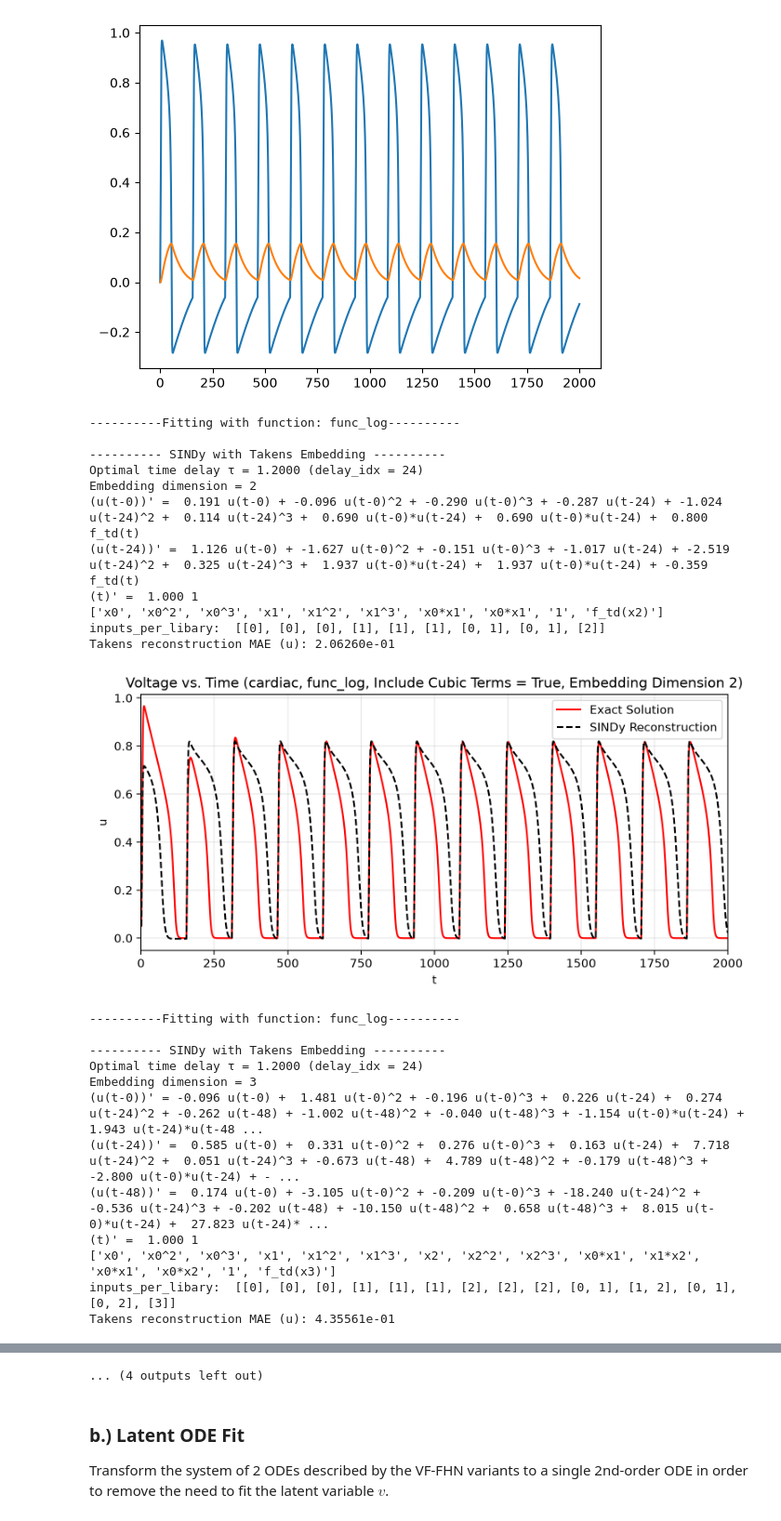
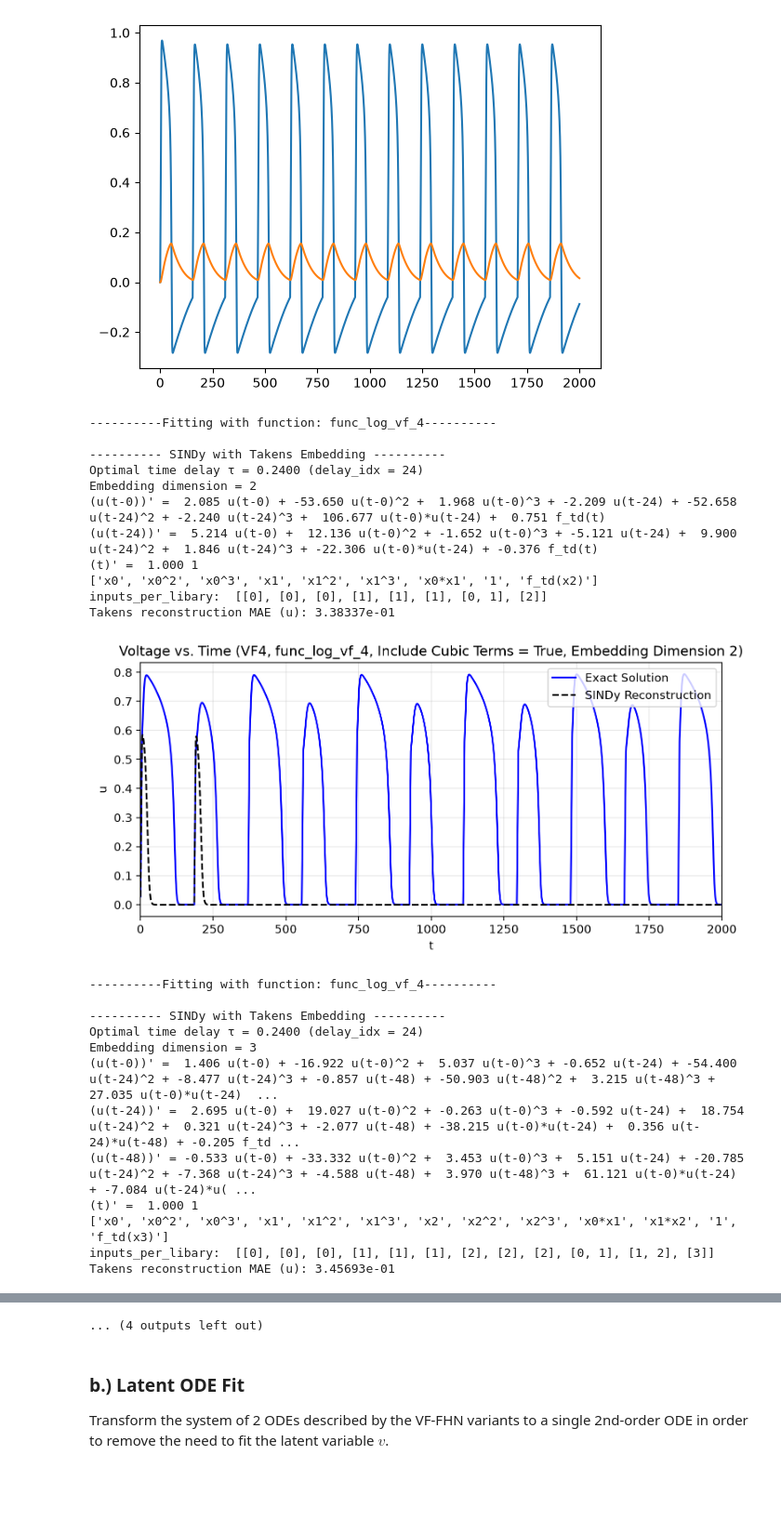
Before and after one commit to cswelch/SINDy-for-Cardiac-Electrophysiology, a Jupyter notebook: SINDy_non_autonomous_test.ipynb, the cells around one changed output, grey strips where cells are left out. Shown at 93% size. Saved outputs shown, nothing was run; the diff lists cells and outputs as text; code cells hidden in the pictures; blank space fills up the shorter version.

Commit message:
Ran Takens embedding from 2D to 9D on VF4.  Also fixed duplicate x0*x1 library term.

```diff
--- a/SINDy_non_autonomous_test.ipynb
+++ b/SINDy_non_autonomous_test.ipynb
@@ -751,45 +751,45 @@ plt.plot(t_fhn, states_fhn)
 # %%
 takens_td_models = []
 n_embed_range = range(2,10)
 
 # Test fit with fit_takens() method, which uses delay embeddings to reconstruct the dynamics, specifying the number of embedding
 # dimensions with n_embed.
 for i in n_embed_range:
-    print(f"----------Fitting with function: {func_log.__name__}----------")
+    print(f"----------Fitting with function: {func_log_vf_4.__name__}----------")
     cur_gen_library_tk = GenLibraryFit(
-                func_log,
-                func_log,
-                fhn_variant="cardiac",
-                ics=np.array([-0.1, 0]),
-                t_range=np.arange(0, 2000, 0.05),
-                color="red"
+                func_log_vf_4,
+                func_log_vf_4,
+                fhn_variant="VF4",
+                t_range=np.arange(0, 2000, 0.01),
+                ics=x_0_vf_4,
+                color="blue"
             )
     cur_gen_library_tk.fit_takens(is_cubic=True, n_embed=i)
     cur_gen_library_tk.reconstruct_and_plot_takens(end_time=2000)
 
     takens_td_models.append(cur_gen_library_tk)
 # %% [output]
-----------Fitting with function: func_log----------
+----------Fitting with function: func_log_vf_4----------
 
 ---------- SINDy with Takens Embedding ----------
-Optimal time delay τ = 1.2000 (delay_idx = 24)
+Optimal time delay τ = 0.2400 (delay_idx = 24)
 Embedding dimension = 2
-(u(t-0))' =  0.191 u(t-0) + -0.096 u(t-0)^2 + -0.290 u(t-0)^3 + -0.287 u(t-24) + -1.024 u(t-24)^2 +  0.114 u(t-24)^3 +  0.690 u(t-0)*u(t-24) +  0.690 u(t-0)*u(t-24) +  0.800 f_td(t)
-(u(t-24))' =  1.126 u(t-0) + -1.627 u(t-0)^2 + -0.151 u(t-0)^3 + -1.017 u(t-24) + -2.519 u(t-24)^2 +  0.325 u(t-24)^3 +  1.937 u(t-0)*u(t-24) +  1.937 u(t-0)*u(t-24) + -0.359 f_td(t)
+(u(t-0))' =  2.085 u(t-0) + -53.650 u(t-0)^2 +  1.968 u(t-0)^3 + -2.209 u(t-24) + -52.658 u(t-24)^2 + -2.240 u(t-24)^3 +  106.677 u(t-0)*u(t-24) +  0.751 f_td(t)
+(u(t-24))' =  5.214 u(t-0) +  12.136 u(t-0)^2 + -1.652 u(t-0)^3 + -5.121 u(t-24) +  9.900 u(t-24)^2 +  1.846 u(t-24)^3 + -22.306 u(t-0)*u(t-24) + -0.376 f_td(t)
 (t)' =  1.000 1
-['x0', 'x0^2', 'x0^3', 'x1', 'x1^2', 'x1^3', 'x0*x1', 'x0*x1', '1', 'f_td(x2)']
-inputs_per_libary:  [[0], [0], [0], [1], [1], [1], [0, 1], [0, 1], [2]]
-Takens reconstruction MAE (u): 2.06260e-01
+['x0', 'x0^2', 'x0^3', 'x1', 'x1^2', 'x1^3', 'x0*x1', '1', 'f_td(x2)']
+inputs_per_libary:  [[0], [0], [0], [1], [1], [1], [0, 1], [2]]
+Takens reconstruction MAE (u): 3.38337e-01
-[figure, old version]
+[figure, new version]
-----------Fitting with function: func_log----------
+----------Fitting with function: func_log_vf_4----------
 
 ---------- SINDy with Takens Embedding ----------
-Optimal time delay τ = 1.2000 (delay_idx = 24)
+Optimal time delay τ = 0.2400 (delay_idx = 24)
 Embedding dimension = 3
-(u(t-0))' = -0.096 u(t-0) +  1.481 u(t-0)^2 + -0.196 u(t-0)^3 +  0.226 u(t-24) +  0.274 u(t-24)^2 + -0.262 u(t-48) + -1.002 u(t-48)^2 + -0.040 u(t-48)^3 + -1.154 u(t-0)*u(t-24) +  1.943 u(t-24)*u(t-48 ...
-(u(t-24))' =  0.585 u(t-0) +  0.331 u(t-0)^2 +  0.276 u(t-0)^3 +  0.163 u(t-24) +  7.718 u(t-24)^2 +  0.051 u(t-24)^3 + -0.673 u(t-48) +  4.789 u(t-48)^2 + -0.179 u(t-48)^3 + -2.800 u(t-0)*u(t-24) + - ...
-(u(t-48))' =  0.174 u(t-0) + -3.105 u(t-0)^2 + -0.209 u(t-0)^3 + -18.240 u(t-24)^2 + -0.536 u(t-24)^3 + -0.202 u(t-48) + -10.150 u(t-48)^2 +  0.658 u(t-48)^3 +  8.015 u(t-0)*u(t-24) +  27.823 u(t-24)* ...
+(u(t-0))' =  1.406 u(t-0) + -16.922 u(t-0)^2 +  5.037 u(t-0)^3 + -0.652 u(t-24) + -54.400 u(t-24)^2 + -8.477 u(t-24)^3 + -0.857 u(t-48) + -50.903 u(t-48)^2 +  3.215 u(t-48)^3 +  27.035 u(t-0)*u(t-24)  ...
+(u(t-24))' =  2.695 u(t-0) +  19.027 u(t-0)^2 + -0.263 u(t-0)^3 + -0.592 u(t-24) +  18.754 u(t-24)^2 +  0.321 u(t-24)^3 + -2.077 u(t-48) + -38.215 u(t-0)*u(t-24) +  0.356 u(t-24)*u(t-48) + -0.205 f_td ...
+(u(t-48))' = -0.533 u(t-0) + -33.332 u(t-0)^2 +  3.453 u(t-0)^3 +  5.151 u(t-24) + -20.785 u(t-24)^2 + -7.368 u(t-24)^3 + -4.588 u(t-48) +  3.970 u(t-48)^3 +  61.121 u(t-0)*u(t-24) + -7.084 u(t-24)*u( ...
 (t)' =  1.000 1
-['x0', 'x0^2', 'x0^3', 'x1', 'x1^2', 'x1^3', 'x2', 'x2^2', 'x2^3', 'x0*x1', 'x1*x2', 'x0*x1', 'x0*x2', '1', 'f_td(x3)']
-inputs_per_libary:  [[0], [0], [0], [1], [1], [1], [2], [2], [2], [0, 1], [1, 2], [0, 1], [0, 2], [3]]
-Takens reconstruction MAE (u): 4.35561e-01
+['x0', 'x0^2', 'x0^3', 'x1', 'x1^2', 'x1^3', 'x2', 'x2^2', 'x2^3', 'x0*x1', 'x1*x2', '1', 'f_td(x3)']
+inputs_per_libary:  [[0], [0], [0], [1], [1], [1], [2], [2], [2], [0, 1], [1, 2], [3]]
+Takens reconstruction MAE (u): 3.45693e-01
```
Also changed, not shown: parts of 2 cells of this notebook, 1 other file.
